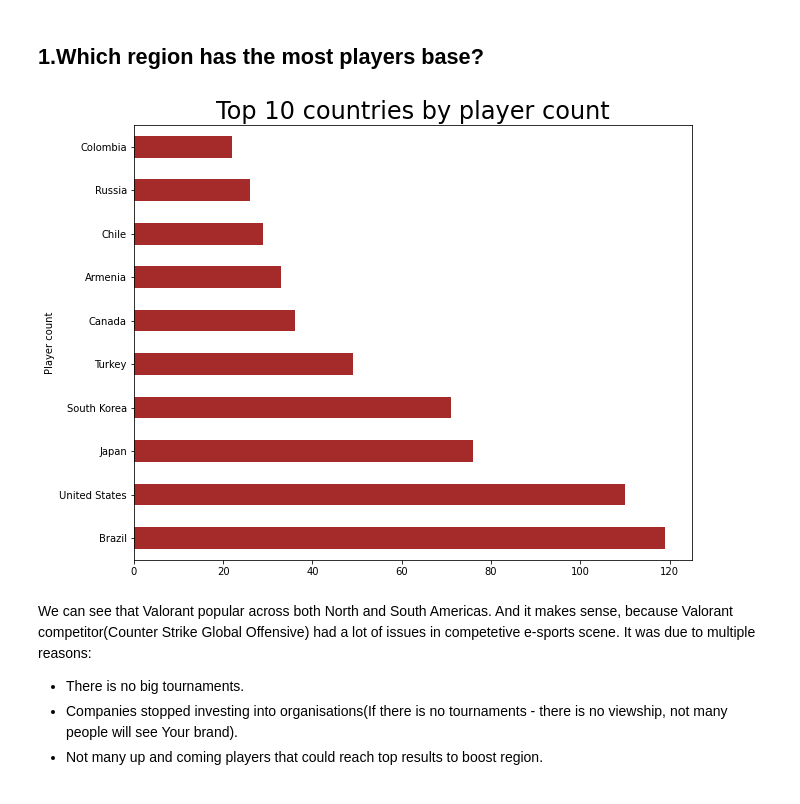
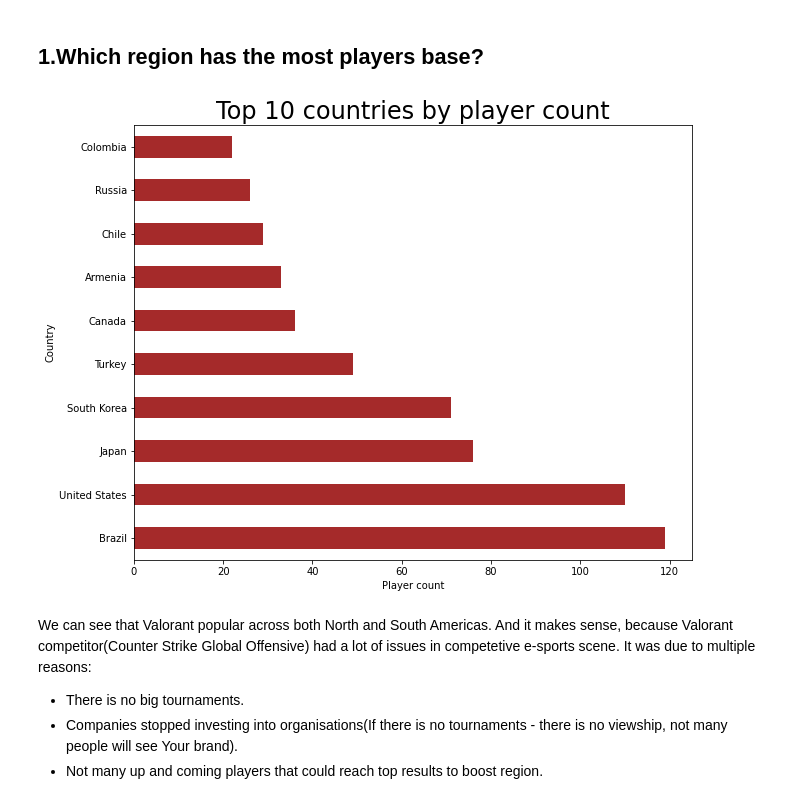
Before and after one commit to NickChirgin/valorant_data_analysis, a Jupyter notebook: analysis.ipynb, the cells around one changed output. Cells and saved outputs as stored; diff of their text form; code cells hidden in the pictures.

```diff
--- a/analysis.ipynb
+++ b/analysis.ipynb
@@ -68,13 +68,14 @@ dtype: int64
 # %%
 player_by_country = df.groupby(['Country'])['Player'].count().sort_values(ascending=False).head(10)
 #Since there too many countries showing all of the countries would mess our space, lets show the top 10
 plt.figure(figsize=(10, 8))
 player_by_country.plot(kind='barh', color='brown')
 plt.title('Top 10 countries by player count', fontdict={'fontsize': 24})
-plt.ylabel('Player count')
+plt.ylabel('Country')
+plt.xlabel('Player count')
 plt.show()
 # %% [output]
-[figure, old version]
+[figure, new version]
 # %% [markdown]
 We can see that Valorant popular across both North and South Americas. And it makes sense, because Valorant competitor(Counter Strike Global Offensive) had a lot of issues in competetive e-sports scene. It was due to multiple reasons:
   * There is no big tournaments.
```
Also changed, not shown: parts of 6 cells of this notebook.
